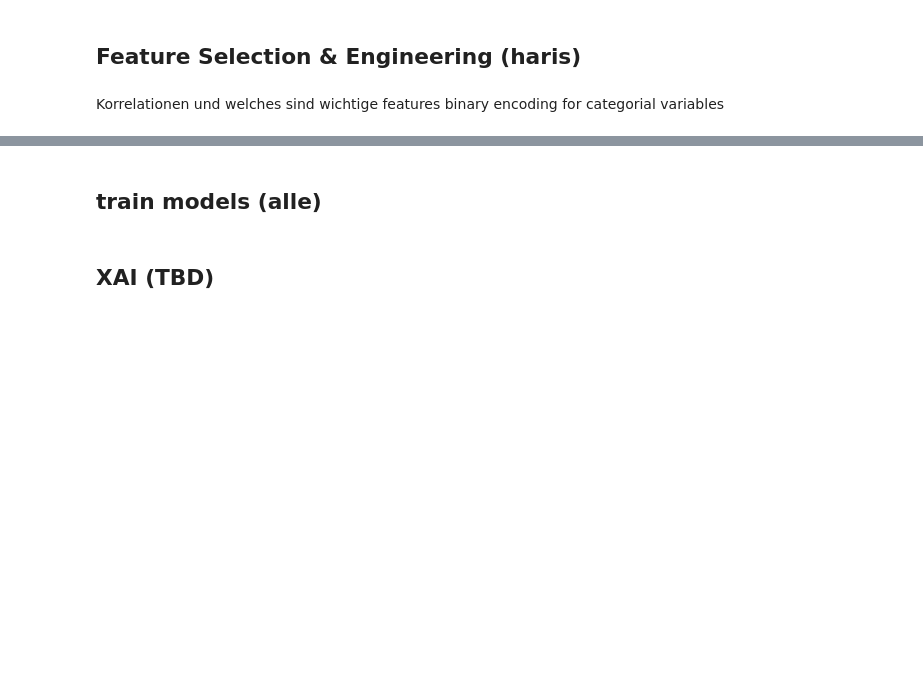
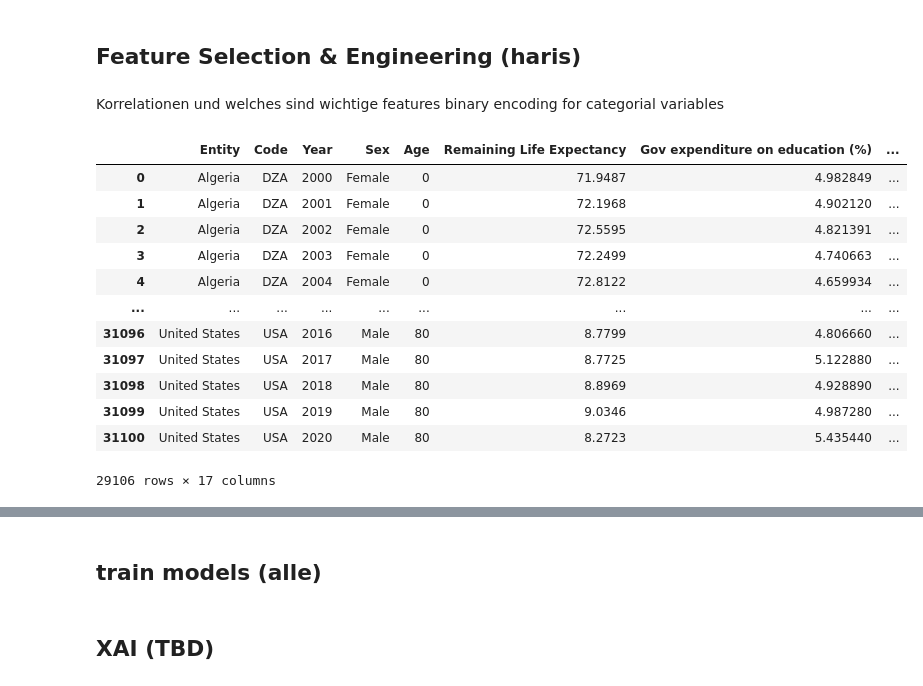
Before and after one commit to HarisFetic/Lebenserwartungs-Rechner-Projekt, a Jupyter notebook: sven/final.ipynb, the cells around one changed output, grey strips where cells are left out. Saved outputs shown, nothing was run; the diff lists cells and outputs as text; code cells hidden in the pictures; blank space fills up the shorter version.

```diff
--- a/sven/final.ipynb
+++ b/sven/final.ipynb
@@ -1700,3 +1429,35 @@ max                     0.924000
 # %% [markdown]
 Korrelationen und welches sind wichtige features
 binary encoding for categorial variables
+# %%
+# List of countries to be removed
+countries_to_remove = [
+    'United Arab Emirates', 'Cayman Islands', 'Suriname', 'Curacao', 'Turkmenistan',
+    'South Sudan', 'Uzbekistan', 'Palestine', 'East Timor', 'Liberia', 'Vietnam', 'Nauru',
+    'Serbia', 'American Samoa', 'Bahrain', 'Kosovo', 'Curacao', 'South Sudan', 'North Korea',
+    'Liberia', 'South Sudan', 'Turks and Caicos Islands', 'Greenland', 'Channel Islands',
+    'Montenegro', 'Djibouti', 'Somalia', 'Turks and Caicos Islands', 'Sint Maarten (Dutch part)',
+    'Kosovo', 'Cayman Islands', 'Bahrain', 'Bhutan', 'Micronesia (country)', 'Nauru', 'Qatar',
+    'South Sudan', 'Burundi', 'Sudan', 'Comoros', 'Democratic Republic of Congo', 'Libya',
+    'Papua New Guinea', 'Seychelles', 'Syria', 'Montenegro', 'Serbia', 'South Sudan',
+    'Montenegro', 'Zimbabwe'
+]
+
+# Remove rows with the specified countries
+final_df = final_df[~final_df['Entity'].isin(countries_to_remove)]
+
+final_df
+# %% [output]
+|  | Entity | Code | Year | Sex | Age | Remaining Life Expectancy | Gov expenditure on education (%) | ... |
+| 0 | Algeria | DZA | 2000 | Female | 0 | 71.9487 | 4.982849 | ... |
+| 1 | Algeria | DZA | 2001 | Female | 0 | 72.1968 | 4.902120 | ... |
+| 2 | Algeria | DZA | 2002 | Female | 0 | 72.5595 | 4.821391 | ... |
+| 3 | Algeria | DZA | 2003 | Female | 0 | 72.2499 | 4.740663 | ... |
+| 4 | Algeria | DZA | 2004 | Female | 0 | 72.8122 | 4.659934 | ... |
+| ... | ... | ... | ... | ... | ... | ... | ... | ... |
+| 31096 | United States | USA | 2016 | Male | 80 | 8.7799 | 4.806660 | ... |
+| 31097 | United States | USA | 2017 | Male | 80 | 8.7725 | 5.122880 | ... |
+| 31098 | United States | USA | 2018 | Male | 80 | 8.8969 | 4.928890 | ... |
+| 31099 | United States | USA | 2019 | Male | 80 | 9.0346 | 4.987280 | ... |
+| 31100 | United States | USA | 2020 | Male | 80 | 8.2723 | 5.435440 | ... |
+29106 rows × 17 columns
```
Also changed, not shown: parts of 14 cells of this notebook, 1 other file.
